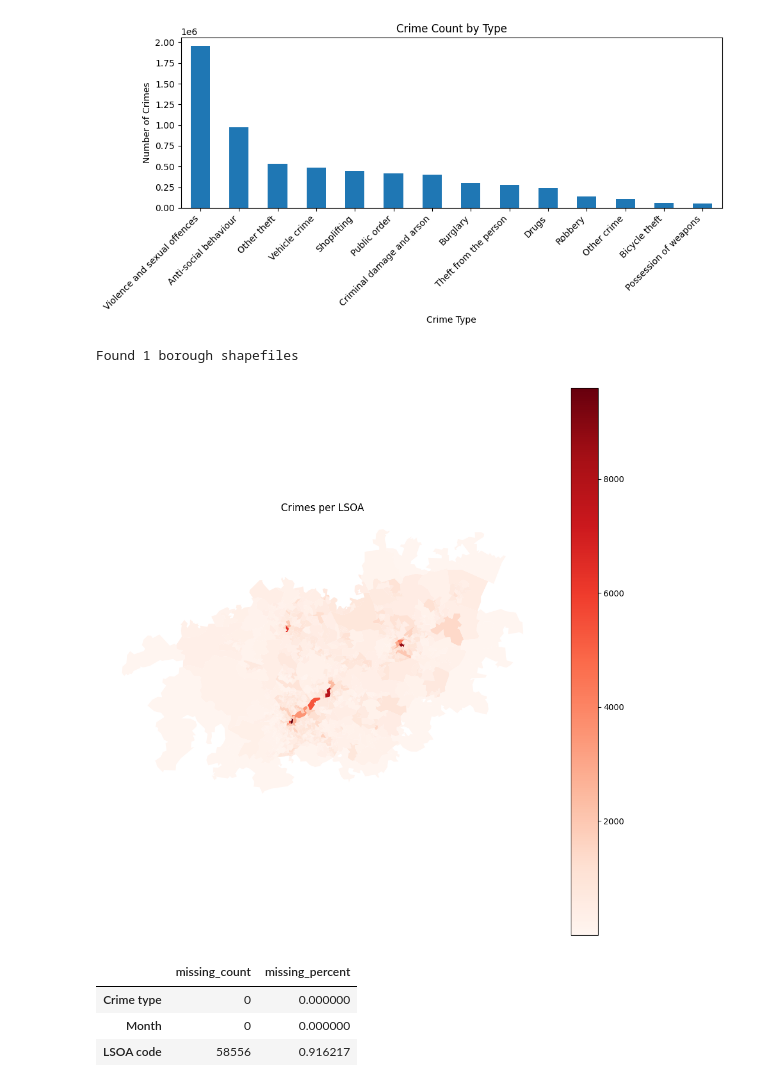
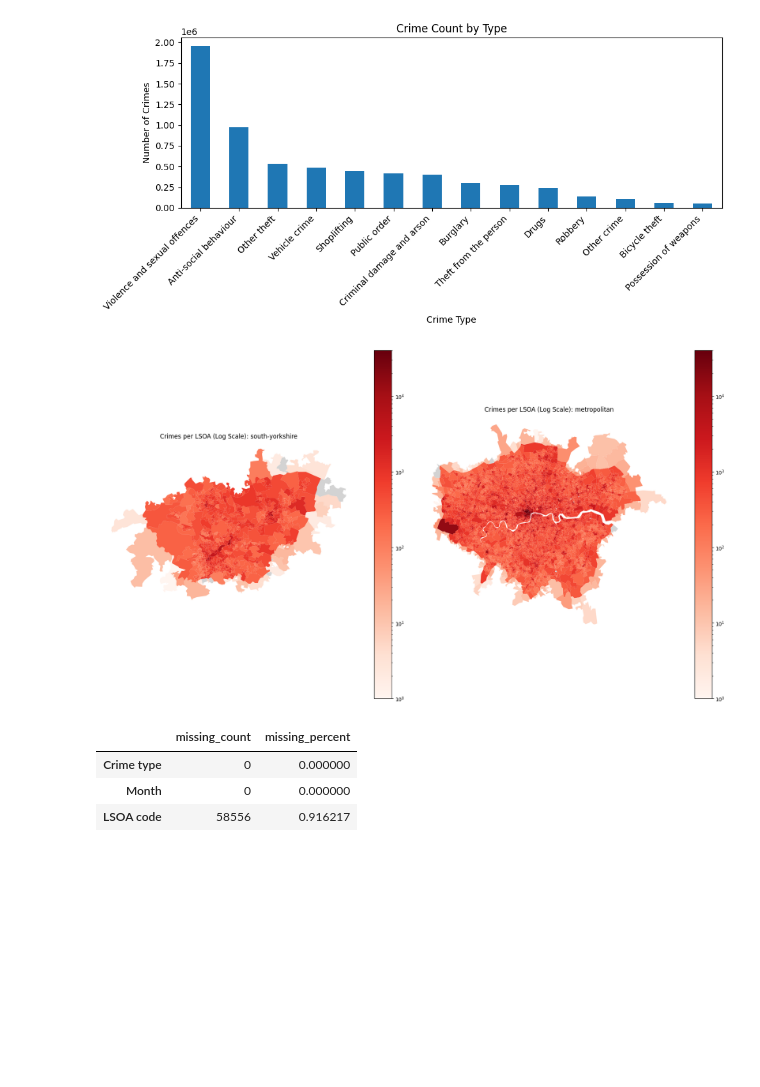
Before and after one commit to Ezra-Rutten/4CBLW020_group_2, a Jupyter notebook: backend/notebooks/eda_analysis.ipynb, the cells around one changed output. Drawn from its saved outputs; the diff is of its cells as text; code cells hidden in the pictures; blank space fills up the shorter version.

```diff
--- a/backend/notebooks/eda_analysis.ipynb
+++ b/backend/notebooks/eda_analysis.ipynb
@@ -67,10 +68,21 @@ plt.show()
 # %% [output]
 [figure]
 # %%
-police_forces = ["south-yorkshire", "motropolitan"]
+import geopandas as gpd
+import pandas as pd
+import matplotlib.pyplot as plt
+import glob
+import os
 
-for police_force in police_forces:
-    police_force = gpd.read_file("../data/forc_kmls/"+police_force+".kml", driver="KML")
+police_forces = ["south-yorkshire", "metropolitan"]
+
+results = {}
+for pf in police_forces:
+
+    police_force = gpd.read_file(
+        f"../data/forc_kmls/{pf}.kml",
+        driver="KML"
+    )
 
     lsoa_counts = (
         df_crimes
@@ -81,46 +93,66 @@ for police_force in police_forces:
     )
 
     base_path = "../data/LB_shp"
     shapefiles = glob.glob(os.path.join(base_path, "**/*.shp"), recursive=True)
-    print(f"Found {len(shapefiles)} borough shapefiles")
+
     lsoa_gdfs = [gpd.read_file(shp) for shp in shapefiles]
+
     lsoa_uk = gpd.GeoDataFrame(
         pd.concat(lsoa_gdfs, ignore_index=True),
         crs=lsoa_gdfs[0].crs
     )
 
     lsoa_uk = lsoa_uk.to_crs(police_force.crs)
-
     lsoa_in_pf = gpd.sjoin(
         lsoa_uk,
         police_force,
         how="inner",
         predicate="intersects"
     )
 
     gdf = lsoa_in_pf.merge(
         lsoa_counts,
         left_on='LSOA21CD',
-        right_on='LSOA code'
-    )
+        right_on='LSOA code',
+        how='left'
+    ).fillna(0)
 
-    fig, ax = plt.subplots(1, 1, figsize=(12, 12))
+    results[pf] = gdf
 
-    gdf.plot(
-        column='crime_count',
-        cmap='Reds',
+all_values = pd.concat([gdf["crime_count"] for gdf in results.values()])
+
+# Log scale cannot handle 0 → fix by clipping
+all_values = all_values[all_values > 0]
+
+vmin = all_values.min()
+vmax = all_values.max()
+
+norm = colors.LogNorm(vmin=vmin, vmax=vmax)
+
+fig, axes = plt.subplots(1, 2, figsize=(18, 10))
+
+for ax, (pf, gdf) in zip(axes, results.items()):
+
+    # replace 0 with NaN (log scale requirement)
+    plot_gdf = gdf.copy()
+    plot_gdf["crime_count"] = plot_gdf["crime_count"].replace(0, np.nan)
+
+    plot_gdf.plot(
+        column="crime_count",
+        cmap="Reds",
+        norm=norm,
         legend=True,
         ax=ax,
         missing_kwds={"color": "lightgrey"}
     )
 
-    ax.set_title("Crimes per LSOA")
-    ax.axis('off')
+    ax.set_title(f"Crimes per LSOA (Log Scale): {pf}")
+    ax.axis("off")
 
-    plt.show()
+plt.tight_layout()
+plt.show()
 # %% [output]
-Found 1 borough shapefiles
-[figure, old version]
+[figure, new version]
 # %%
 cols = ['Crime type', 'Month', 'LSOA code']
 
```
Also changed, not shown: parts of 1 cell of this notebook, 2 other files.
